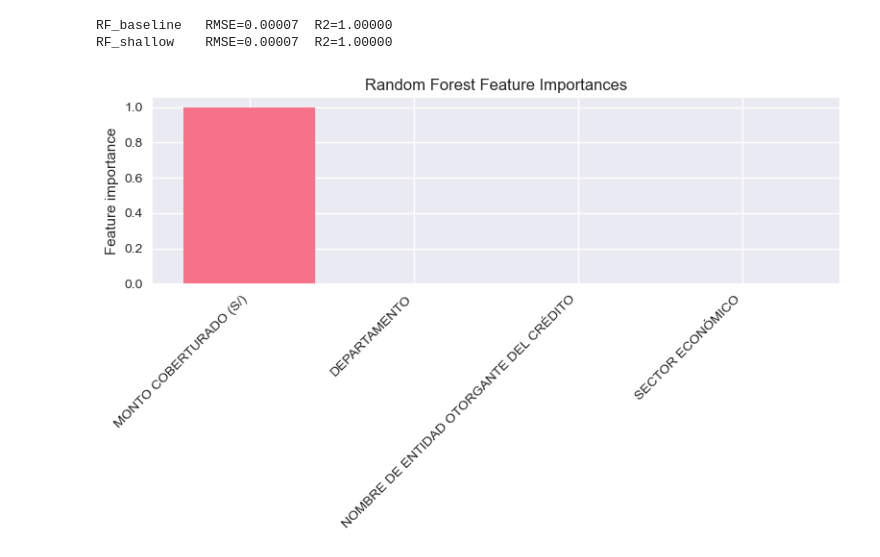
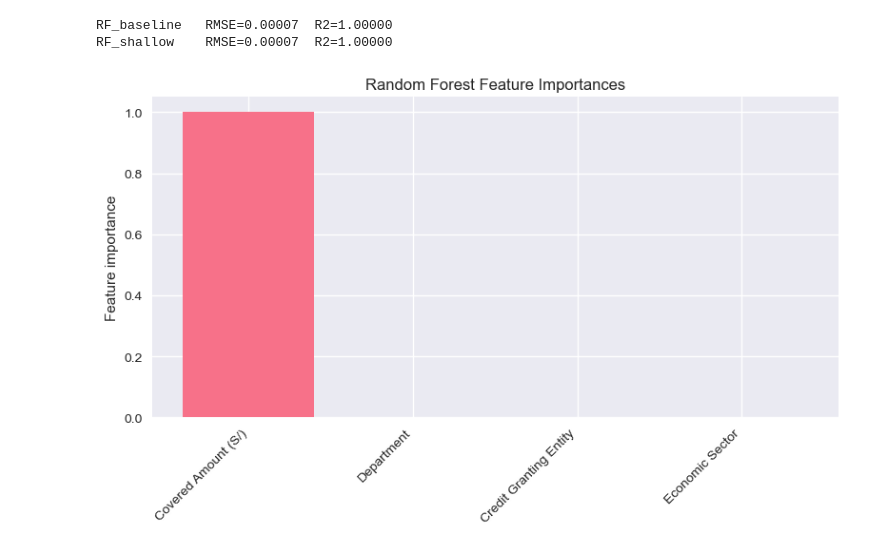
Before and after one commit to CatalinMoldova/Replication-and-Extension-of-Linear-Regressor-of-the-Reactiva-program-in-Peru, a Jupyter notebook: Peru_Credit_Risk_Replication.ipynb, the cells around one changed output. Drawn from its saved outputs; the diff is of its cells as text; code cells hidden in the pictures.

Commit message:
Added english diagram

```diff
--- a/Peru_Credit_Risk_Replication.ipynb
+++ b/Peru_Credit_Risk_Replication.ipynb
@@ -464,19 +464,30 @@ RF_baseline   RMSE=0.00007  R2=1.00000
 RF_shallow    RMSE=0.00007  R2=1.00000
 # %%
 def plot_rf_importances(rf_results, feature_names):
+    # Mapping to English
+    name_mapping = {
+        'SECTOR ECONÓMICO': 'Economic Sector',
+        'NOMBRE DE ENTIDAD OTORGANTE DEL CRÉDITO': 'Credit Granting Entity',
+        'DEPARTAMENTO': 'Department',
+        'MONTO COBERTURADO (S/)': 'Covered Amount (S/)'
+    }
+
+    # Translate names
+    translated_names = [name_mapping.get(name, name) for name in feature_names]
+
     # Pick one model, e.g. RF_baseline
     rf = rf_results["RF_baseline"]["model"]
     importances = rf.feature_importances_
     idx = np.argsort(importances)[::-1]
 
     plt.figure(figsize=(8, 5))
     plt.bar(range(len(importances)), importances[idx])
-    plt.xticks(range(len(importances)), np.array(feature_names)[idx], rotation=45, ha="right")
+    plt.xticks(range(len(importances)), np.array(translated_names)[idx], rotation=45, ha="right")
     plt.ylabel("Feature importance")
     plt.title("Random Forest Feature Importances")
     plt.tight_layout()
     plt.show()
 
 plot_rf_importances(rf_results, feature_names)
 # %% [output]
-[figure, old version]
+[figure, new version]
```
